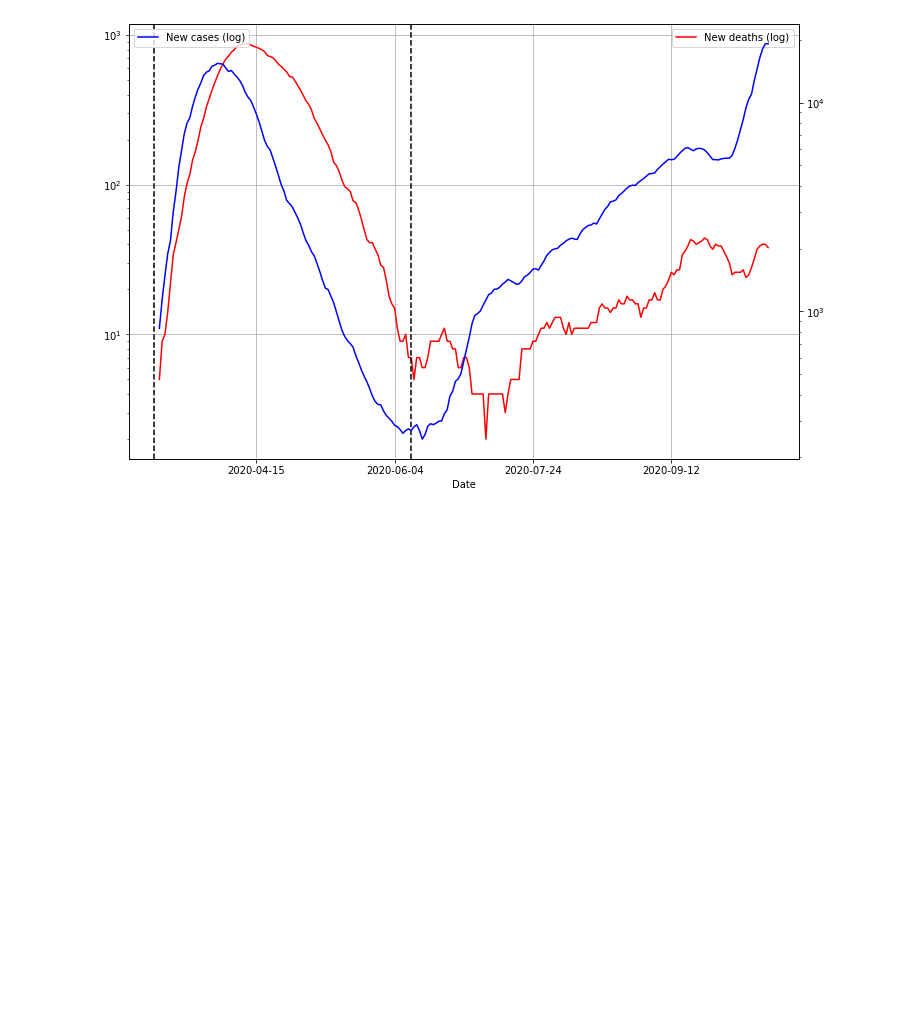
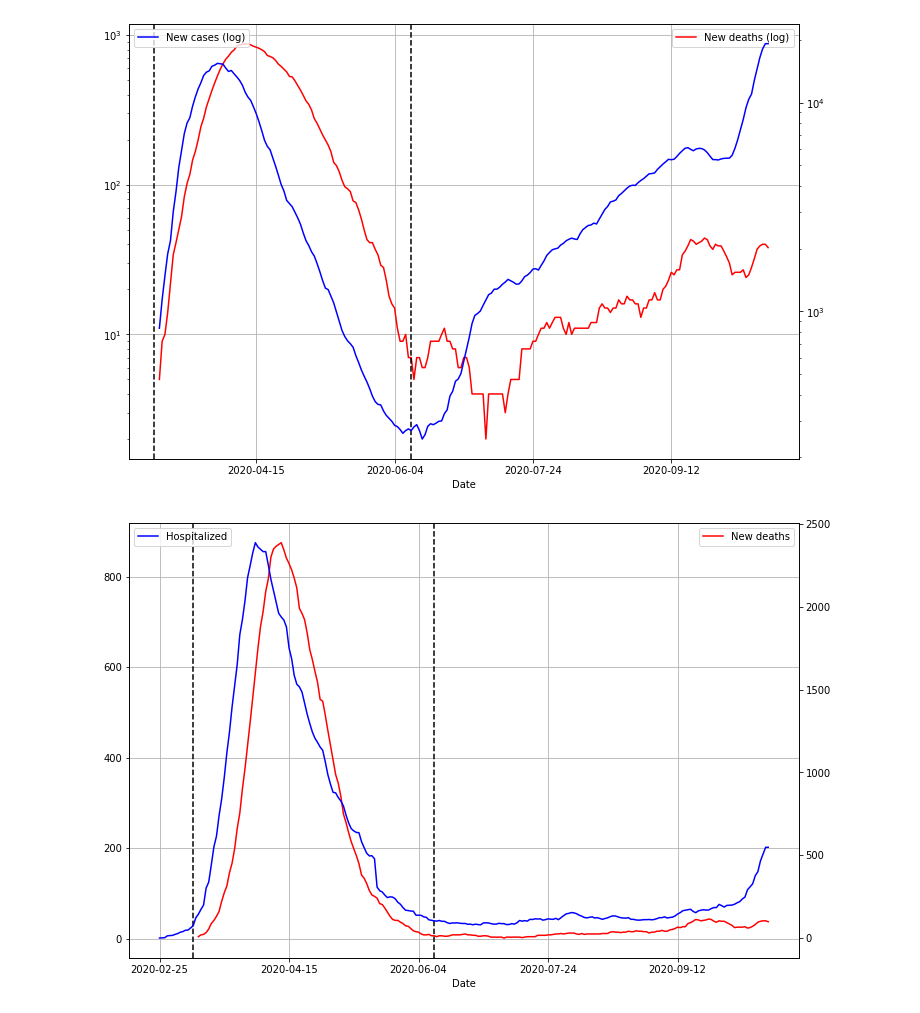
Before and after one commit to RenardDesNeiges/covid_notebooks, a Jupyter notebook: Total covid cases.ipynb, the cells around one changed output. Saved outputs shown, nothing was run; the diff lists cells and outputs as text; code cells hidden in the pictures; blank space fills up the shorter version.

```diff
--- a/Total covid cases.ipynb
+++ b/Total covid cases.ipynb
@@ -161,3 +172,20 @@ plt.show()
 fig = ax1.get_figure()
 # %% [output]
 [figure]
+# %%
+ax1 = newdeaths.set_index('Date').plot(color="red",kind="line",grid=True, label='New deaths',figsize=(12,8),logy=False)
+ax2 = hospitalized.set_index('Date').plot(color="blue",kind="line",grid=True, label='New cases',secondary_y=True,ax=ax1,logy=False)
+
+
+ax1.legend(["New deaths"],loc=1)
+ax2.legend(["Hospitalized"],loc=2)
+#ax3.legend(["Hospitalizations"],loc=1)
+
+ax1.axvline(13, color='k', linestyle='--',label="Interdiction des manifestations")
+
+ax1.axvline(106, color='k', linestyle='--',label="Interdiction des manifestations")
+
+plt.show()
+fig = ax1.get_figure()
+# %% [output]
+[figure, added]
```
Also changed, not shown: parts of 3 cells of this notebook, 6 other files.
